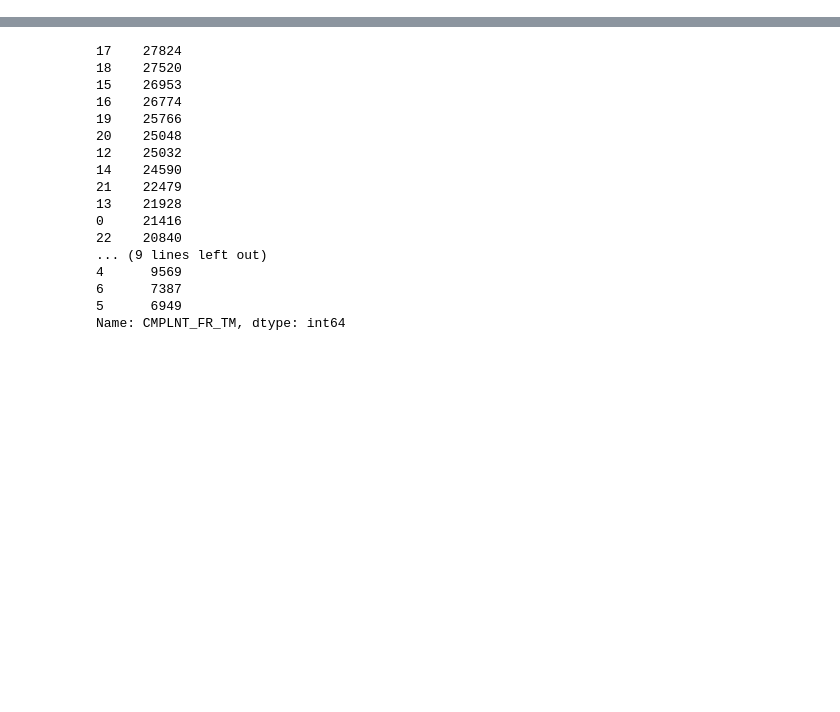
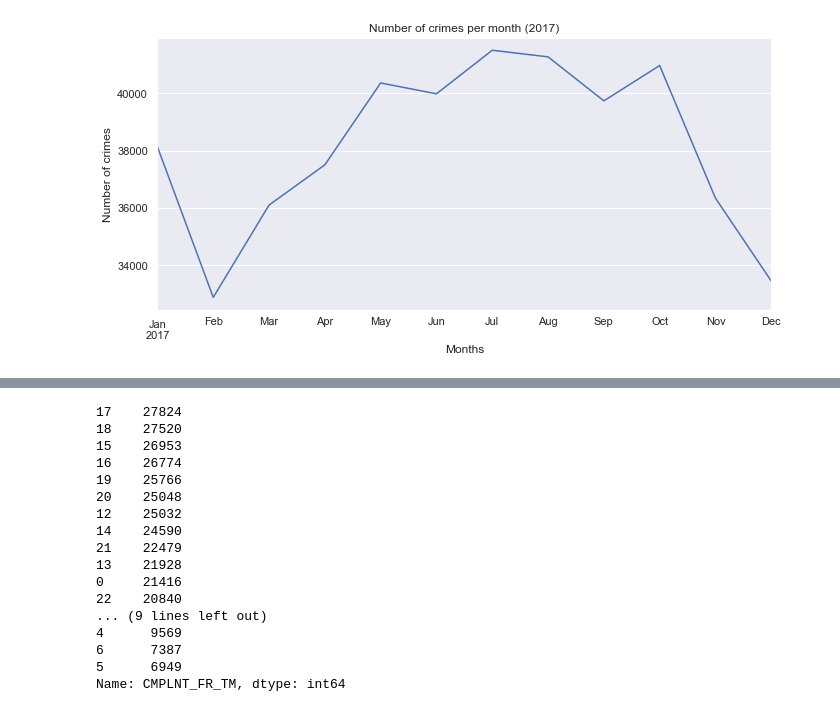
Before and after one commit to andrewnm9/nyc-crime-data, a Jupyter notebook: time-heatmap.ipynb, the cells around one changed output, grey strips where cells are left out. Saved outputs shown, nothing was run; the diff lists cells and outputs as text; code cells hidden in the pictures; blank space fills up the shorter version.

```diff
--- a/time-heatmap.ipynb
+++ b/time-heatmap.ipynb
@@ -9,3 +9,7 @@ import seaborn as sns
 sns.set(style="darkgrid")
 # %%
 df = pd.read_csv("NYPD_Complaint_Data_Historic.tsv", sep="\t", usecols=['CMPLNT_FR_DT', 'CMPLNT_FR_TM'])
+# %%
+#Set dataframe index to datetime type
+dt = pd.to_datetime(df['CMPLNT_FR_DT'] + ' ' + df['CMPLNT_FR_TM'])
+df.index = pd.DatetimeIndex(dt)
@@ -12,14 +26,25 @@ df = pd.read_csv("NYPD_Complaint_Data_Historic.tsv", sep="\t", usecols=['CMPLNT_
 # %%
-def process_datetime(dt):
+def process_weekday(dt):
     '''a simple function to parse string time into several components'''
     dt = datetime.strptime(dt, '%m/%d/%Y')
-    return dt.weekday()  # you can modify here to get other time components
+    return dt.strftime("%A")  # you can modify here to get other time components
 
-def process_datetime2(dt):
+def process_hour(dt):
     '''a simple function to parse string time into several components'''
     dt = datetime.strptime(dt, '%H:%M:%S')
     return dt.hour  # you can modify here to get other time components
 
-wd = df.CMPLNT_FR_DT.apply(lambda x: process_datetime(x))
-tm = df.CMPLNT_FR_TM.apply(lambda x: process_datetime2(x))
-nnn= pd.concat([wd, tm], axis=1)
+df.CMPLNT_FR_DT = df.CMPLNT_FR_DT.apply(lambda x: process_weekday(x))
+df.CMPLNT_FR_TM = df.CMPLNT_FR_TM.apply(lambda x: process_hour(x))
+# %%
+df['CMPLNT_FR_DT'] = pd.Categorical(df['CMPLNT_FR_DT'])
+df['CMPLNT_FR_TM'] = pd.Categorical(df['CMPLNT_FR_TM'])
+# %%
+plt.figure(figsize=(11,5))
+df.resample('M').size().plot(legend=False)
+plt.title('Number of crimes per month (2017)')
+plt.xlabel('Months')
+plt.ylabel('Number of crimes')
+plt.show()
+# %% [output]
+[figure, added]
```
Also changed, not shown: parts of 2 cells of this notebook, 9 other files.
